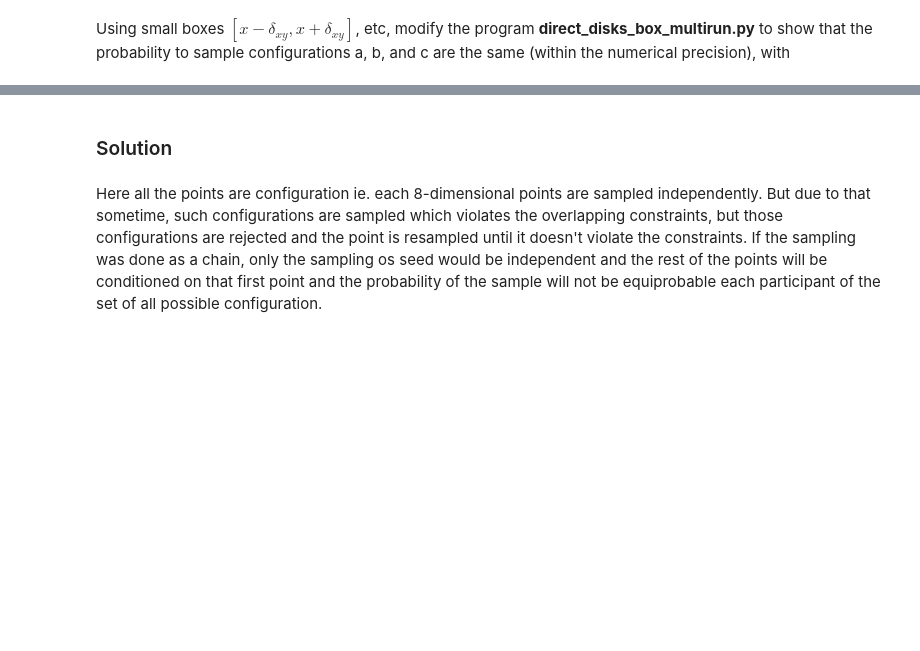
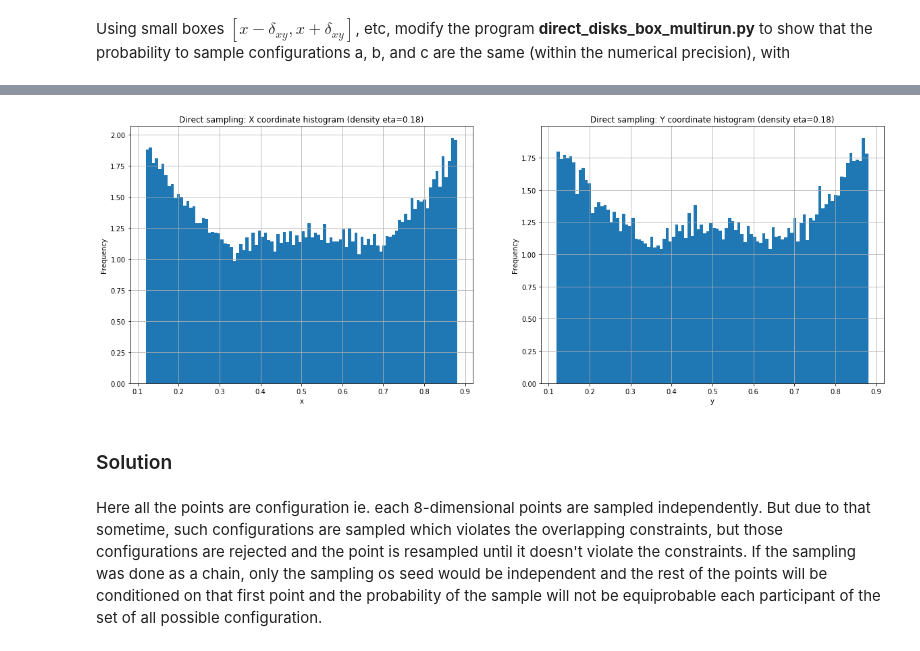
Before and after one commit to itsayushthada/Statistical-Mechanics, a Jupyter notebook: Week02/Assignment.ipynb, the cells around one changed output, grey strips where cells are left out. Saved outputs shown, nothing was run; the diff lists cells and outputs as text; code cells hidden in the pictures; blank space fills up the shorter version.

```diff
--- a/Week02/Assignment.ipynb
+++ b/Week02/Assignment.ipynb
@@ -18,2 +129,6 @@ conf_c = ((0.30, 0.20), (0.30, 0.80), (0.70, 0.20), (0.70,0.70))
+# %%
+samples_density(samples, "Direct")
+# %% [output]
+[figure, added]
 # %% [markdown]
 ### Solution
```
Also changed, not shown: parts of 68 cells of this notebook.
